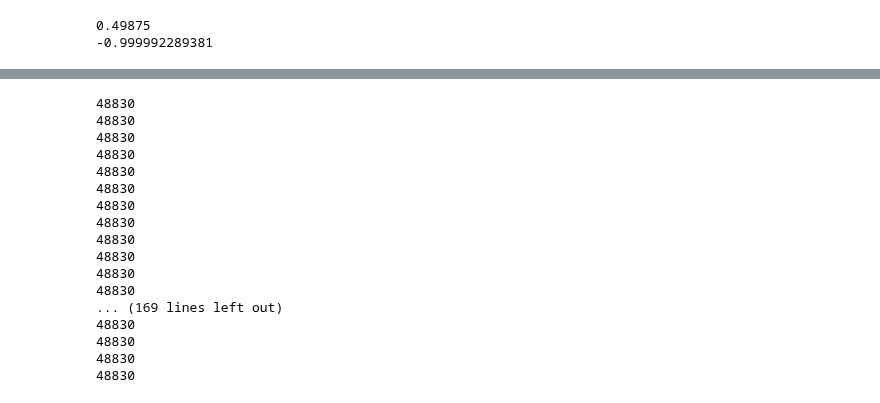
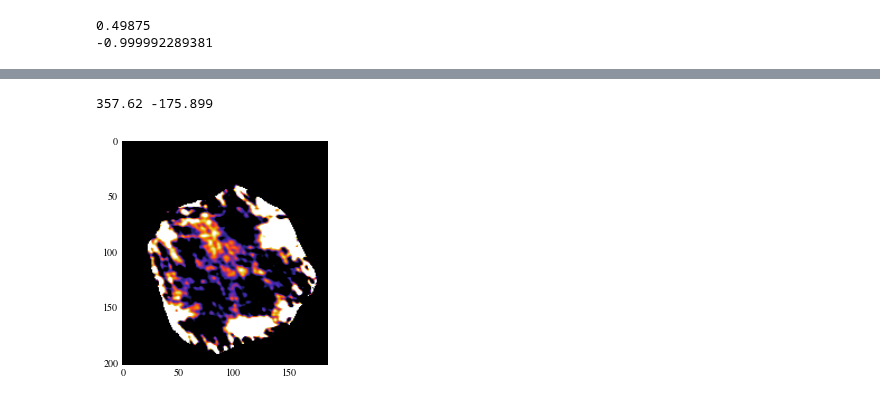
Before and after one commit to yaolun/misc, a Jupyter notebook: test.ipynb, the cells around one changed output, grey strips where cells are left out. Drawn from its saved outputs; the diff is of its cells as text; code cells hidden in the pictures.

```diff
--- a/test.ipynb
+++ b/test.ipynb
@@ -195,21 +169,23 @@ ARCFILE = 'APEXBOL.2007-11-16T13:49:53.000.fits' / Archive File Name
-# %%
-for i in range(1,186):
-    print data[i].header['SCANNUM']
-# %% [output]
-48830
-48830
-48830
-48830
-48830
-48830
-48830
-48830
-48830
-48830
-48830
-48830
-... (169 lines left out)
-48830
-48830
-48830
-48830
+# %%
+fitsfile = '/Users/yaolun/bhr71/data/bhr71_APEX_continuum/images/BHR71-MM.47543-48830.fits'
+from astropy.io import fits
+data = fits.open(fitsfile)
+import matplotlib.pyplot as plt
+import numpy as np
+%matplotlib inline
+# %%
+signal = data[0].data
+exposure = data[1].data
+noise = data[2].data
+snr = data[3].data
+# unit: Jy/beam
+signal[np.isnan(signal)] = 0
+# %%
+print signal.max(), signal.min()
+# %% [output]
+357.62 -175.899
+# %%
+plt.imshow(signal, cmap=plt.cm.CMRmap, vmin=0, vmax=30)
+plt.savefig('/Users/yaolun/test/bhr71_apex.pdf', format='pdf', dpi=300, bbox_inches='tight')
+# %% [output]
+[figure, added]
```
Also changed, not shown: parts of 3 cells of this notebook, 2 other files.
